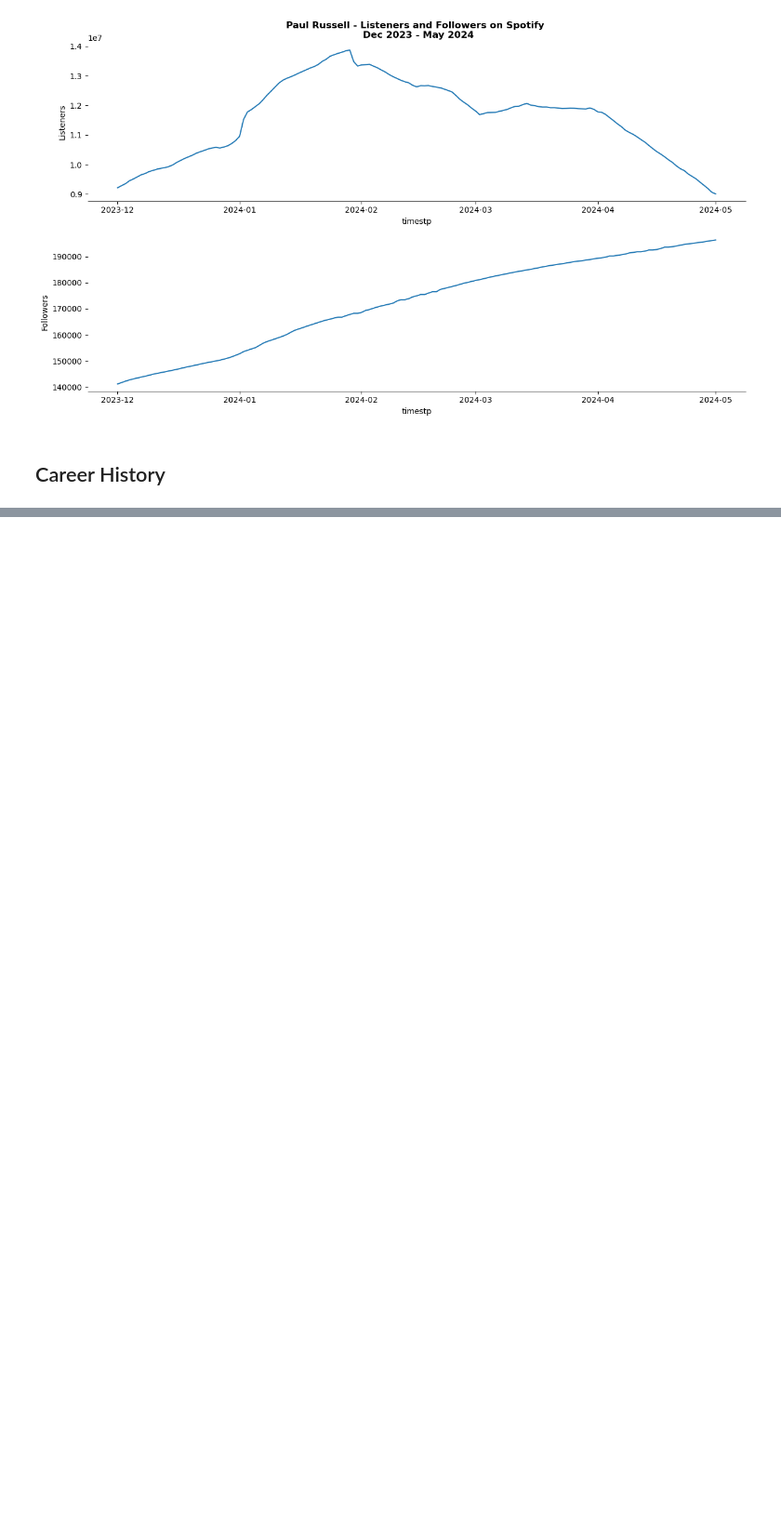
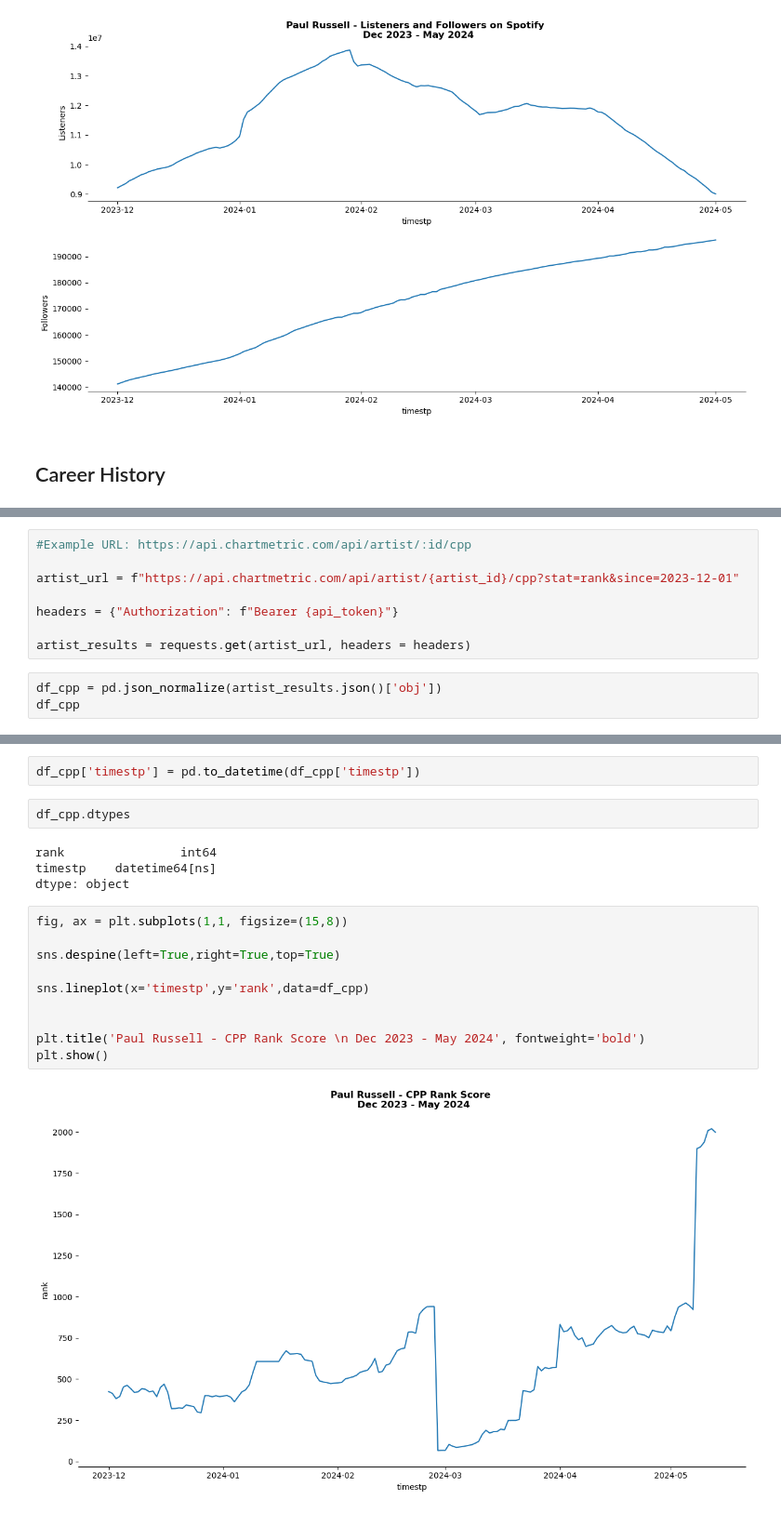
Before and after one commit to etimmons24/group-7-project-1, a Jupyter notebook: Nico Group 7 - Paul Rusell.ipynb, the cells around one changed output, grey strips where cells are left out. Shown: that part at 93% size. Cells and saved outputs as stored; diff of their text form; blank space fills up the shorter version.

```diff
--- a/Nico Group 7 - Paul Rusell.ipynb
+++ b/Nico Group 7 - Paul Rusell.ipynb
@@ -115,0 +164,11 @@ plt.show()
+# %%
+#Example URL: https://api.chartmetric.com/api/artist/:id/cpp
+
+artist_url = f"https://api.chartmetric.com/api/artist/{artist_id}/cpp?stat=rank&since=2023-12-01"
+
+headers = {"Authorization": f"Bearer {api_token}"}
+
+artist_results = requests.get(artist_url, headers = headers)
+# %%
+df_cpp = pd.json_normalize(artist_results.json()['obj'])
+df_cpp
@@ -115,0 +189,20 @@ plt.show()
+# %%
+df_cpp['timestp'] = pd.to_datetime(df_cpp['timestp'])
+# %%
+df_cpp.dtypes
+# %% [output]
+rank                int64
+timestp    datetime64[ns]
+dtype: object
+# %%
+fig, ax = plt.subplots(1,1, figsize=(15,8))
+
+sns.despine(left=True,right=True,top=True)
+
+sns.lineplot(x='timestp',y='rank',data=df_cpp)
+
+
+plt.title('Paul Russell - CPP Rank Score \n Dec 2023 - May 2024', fontweight='bold')
+plt.show()
+# %% [output]
+[figure, added]
```
Also changed, not shown: parts of 7 cells of this notebook.
